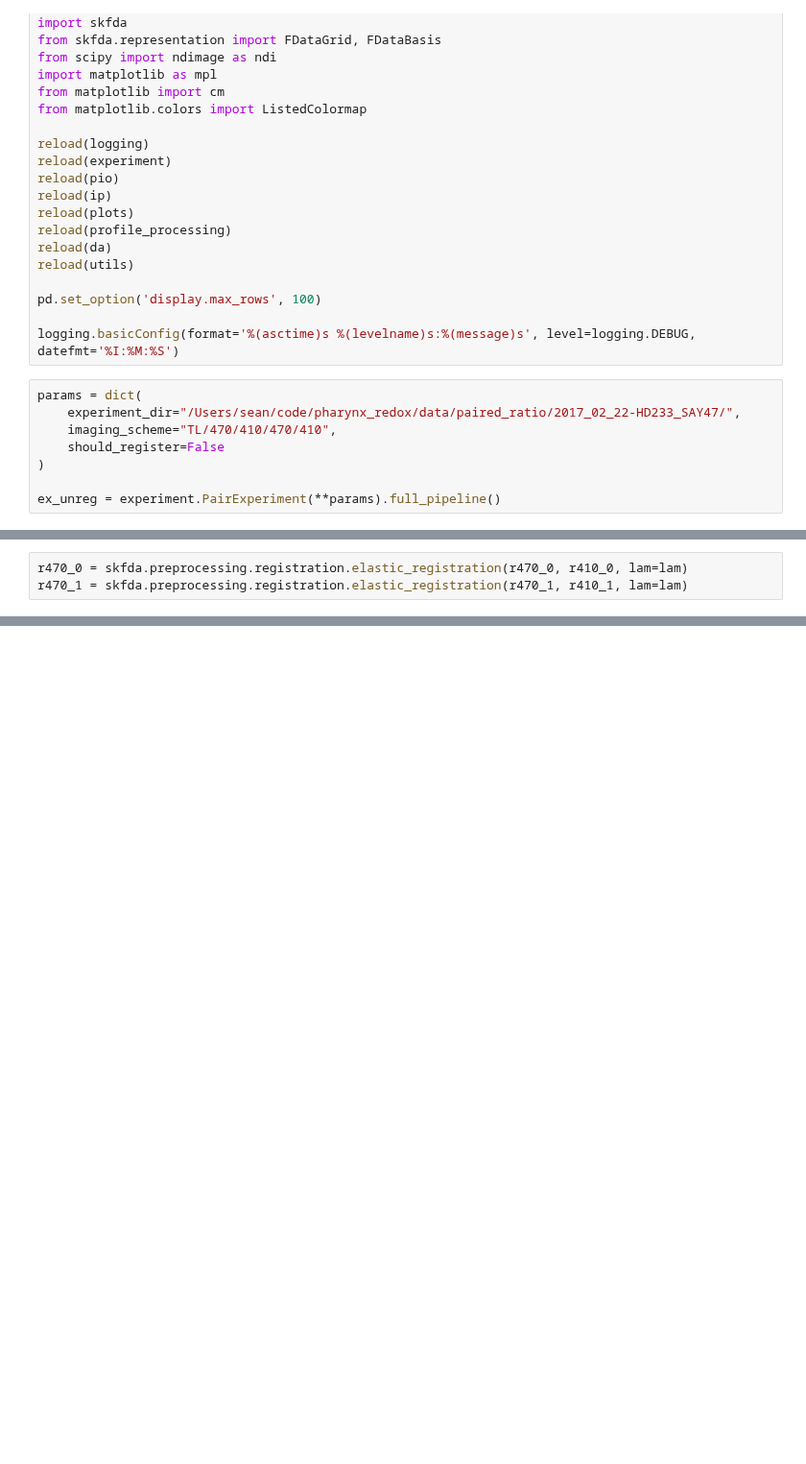
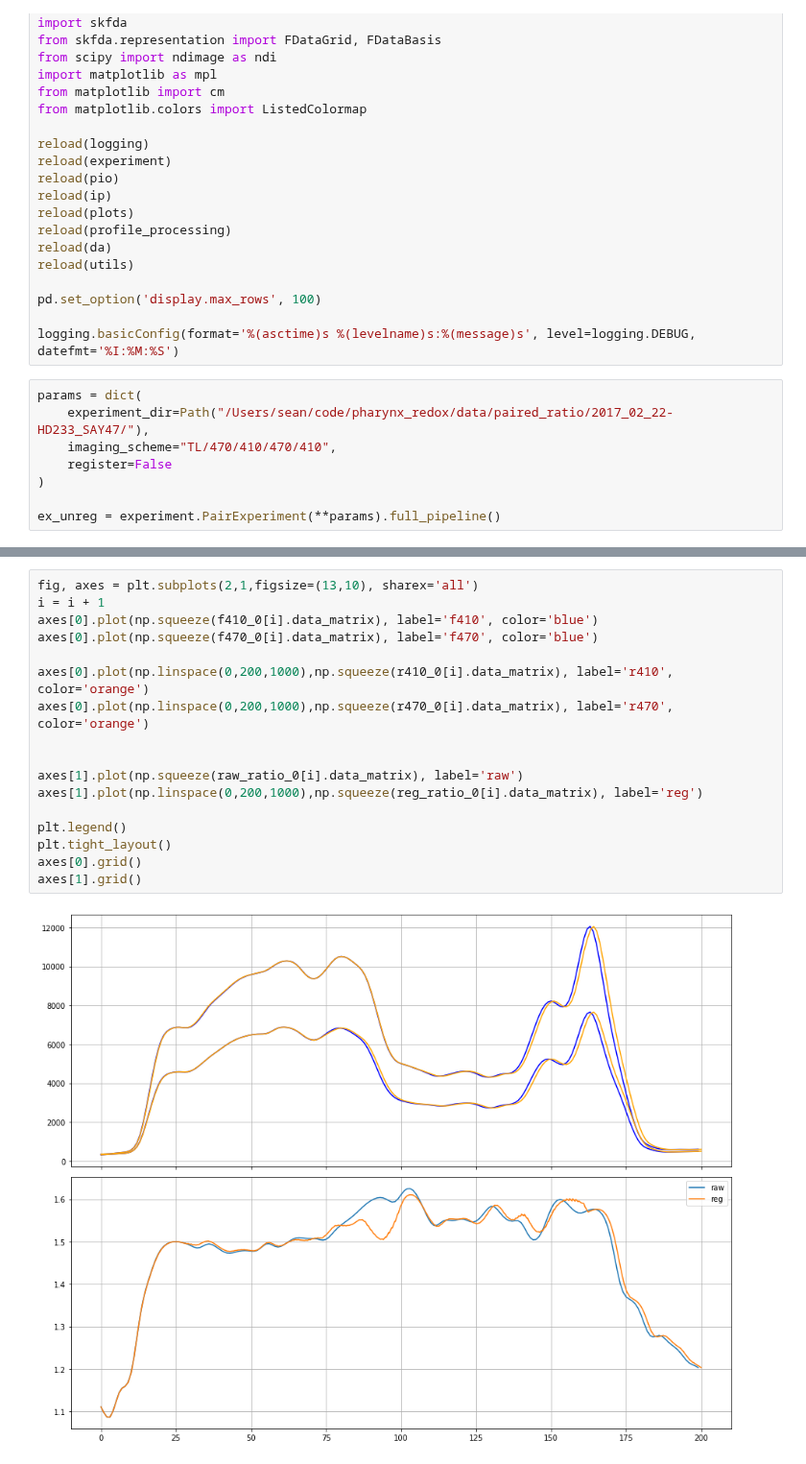
Before and after one commit to ApfeldLab/pharynx_redox, a Jupyter notebook: notebooks/Reg. Experimentation.ipynb, the cells around one changed output, grey strips where cells are left out. Shown at 96% size. Saved outputs shown, nothing was run; the diff lists cells and outputs as text; blank space fills up the shorter version.

```diff
--- a/notebooks/Reg. Experimentation.ipynb
+++ b/notebooks/Reg. Experimentation.ipynb
@@ -40,9 +40,9 @@ pd.set_option('display.max_rows', 100)
 logging.basicConfig(format='%(asctime)s %(levelname)s:%(message)s', level=logging.DEBUG, datefmt='%I:%M:%S')
 # %%
 params = dict(
-    experiment_dir="/Users/sean/code/pharynx_redox/data/paired_ratio/2017_02_22-HD233_SAY47/",
+    experiment_dir=Path("/Users/sean/code/pharynx_redox/data/paired_ratio/2017_02_22-HD233_SAY47/"),
     imaging_scheme="TL/470/410/470/410",
-    should_register=False
+    register=False
 )
 
 ex_unreg = experiment.PairExperiment(**params).full_pipeline()
@@ -87,3 +111,0 @@ r470_1 = skfda.preprocessing.registration.elastic_registration(f470_1, template,
-# %%
-r470_0 = skfda.preprocessing.registration.elastic_registration(r470_0, r410_0, lam=lam)
-r470_1 = skfda.preprocessing.registration.elastic_registration(r470_1, r410_1, lam=lam)
@@ -106,0 +123,19 @@ ax.legend()
+# %%
+fig, axes = plt.subplots(2,1,figsize=(13,10), sharex='all')
+i = i + 1
+axes[0].plot(np.squeeze(f410_0[i].data_matrix), label='f410', color='blue')
+axes[0].plot(np.squeeze(f470_0[i].data_matrix), label='f470', color='blue')
+
+axes[0].plot(np.linspace(0,200,1000),np.squeeze(r410_0[i].data_matrix), label='r410', color='orange')
+axes[0].plot(np.linspace(0,200,1000),np.squeeze(r470_0[i].data_matrix), label='r470', color='orange')
+
+
+axes[1].plot(np.squeeze(raw_ratio_0[i].data_matrix), label='raw')
+axes[1].plot(np.linspace(0,200,1000),np.squeeze(reg_ratio_0[i].data_matrix), label='reg')
+
+plt.legend()
+plt.tight_layout()
+axes[0].grid()
+axes[1].grid()
+# %% [output]
+[figure, added]
```
Also changed, not shown: parts of 8 cells of this notebook, 5 other files.
